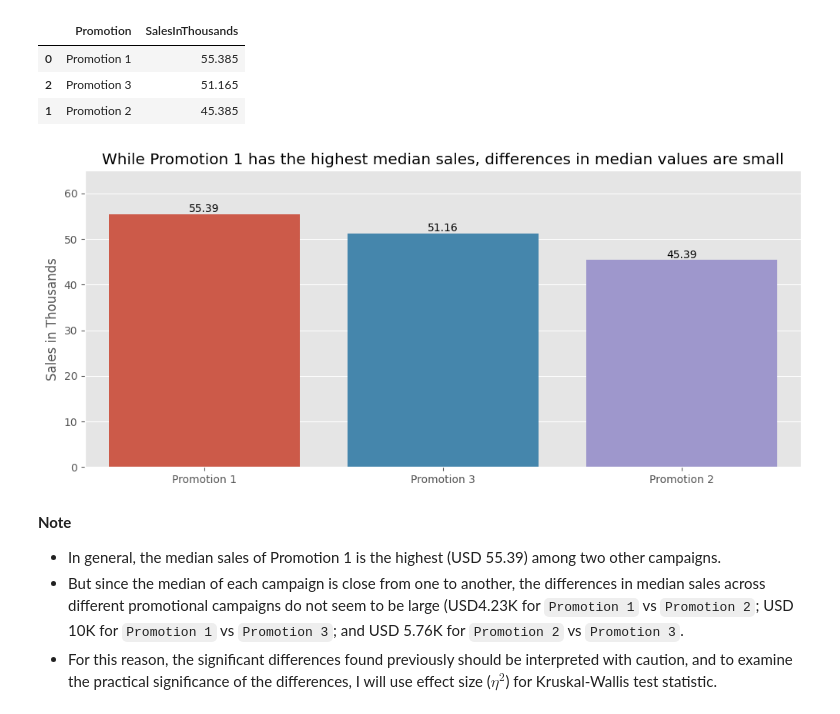
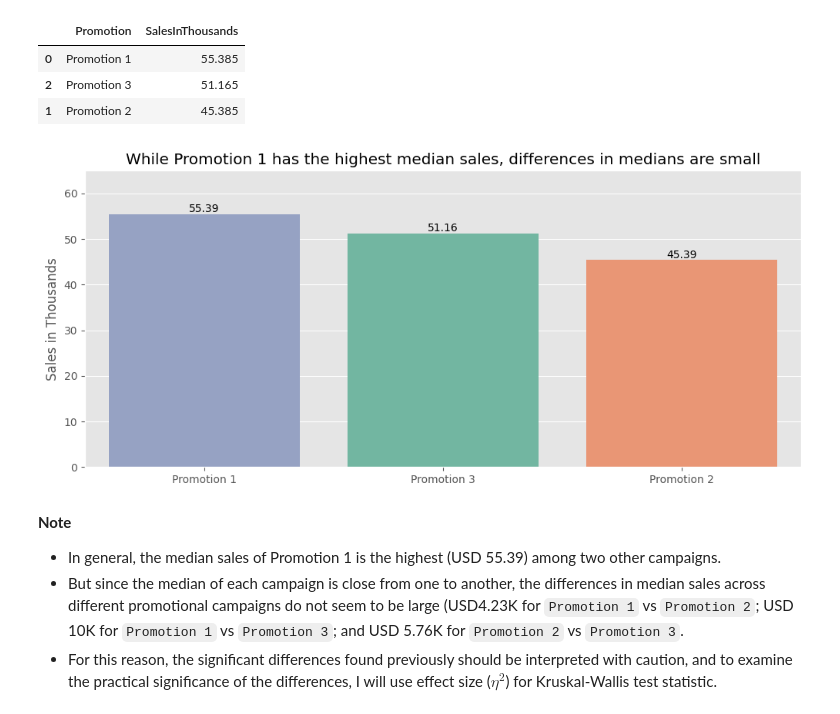
Before and after one commit to LingAdeu/ab-testing-campaign-effectiveness, a Jupyter notebook: notebook/workspace.ipynb, the cells around one changed output. Drawn from its saved outputs; the diff is of its cells as text; code cells hidden in the pictures.

```diff
--- a/notebook/workspace.ipynb
+++ b/notebook/workspace.ipynb
@@ -377,17 +386,18 @@ median_promotion
 # %%
 plt.figure(figsize=(12, 5), dpi=100)
 # create barplot
-ax = sns.barplot(x='Promotion', y='SalesInThousands', data=median_promotion)
+colors = {'Promotion 1': '#8e9fca', 'Promotion 2': '#fc8d62', 'Promotion 3':'#66c2a5'}
+ax = sns.barplot(x='Promotion', y='SalesInThousands', data=median_promotion, palette=colors)
 
 # add data labels
 ax.bar_label(ax.containers[0], fmt='%.2f', label_type='edge')
-plt.title('While Promotion 1 has the highest median sales, differences in median values are small')
+plt.title('While Promotion 1 has the highest median sales, differences in medians are small')
 plt.ylim(0, 65)
 plt.ylabel('Sales in Thousands')
 plt.xlabel(None)
 plt.show()
 # %% [output]
-[figure, old version]
+[figure, new version]
 # %% [markdown]
 **Note**
 - In general, the median sales of Promotion 1 is the highest (USD 55.39) among two other campaigns.
```
Also changed, not shown: parts of 11 cells of this notebook.
